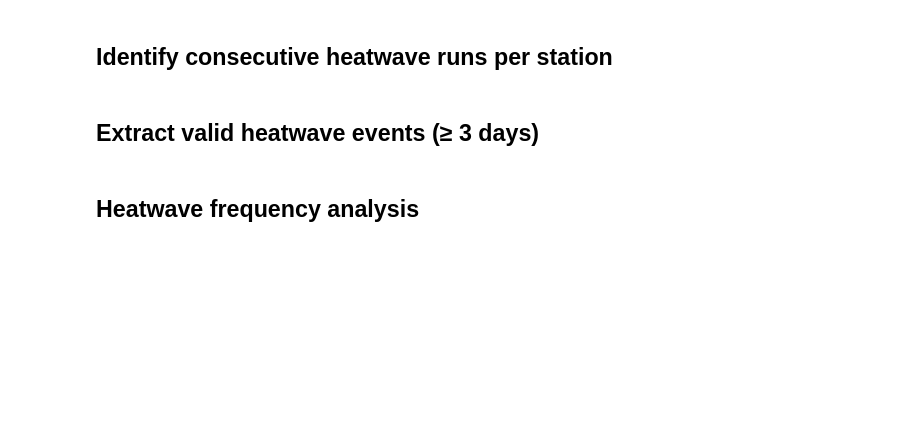
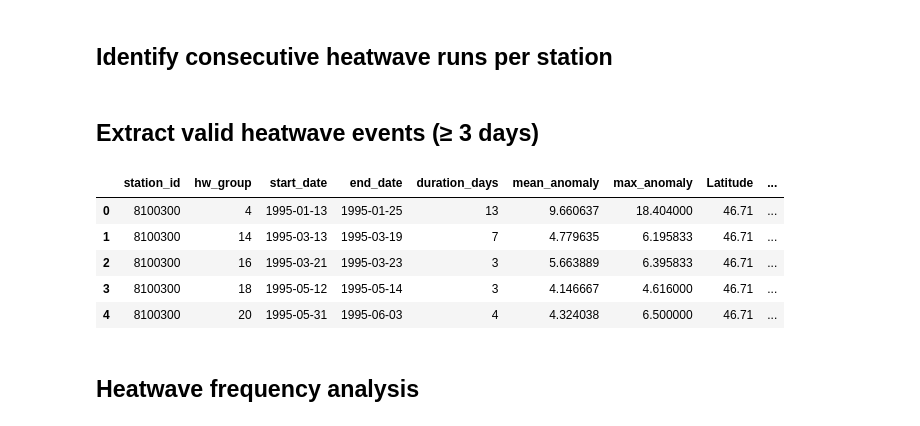
Before and after one commit to w0514508/NSCCProject-TeamCharlie, a Jupyter notebook: data/clean/Yashaswi/Temp Anamoly.ipynb, the cells around one changed output. Cells and saved outputs as stored; diff of their text form; code cells hidden in the pictures; blank space fills up the shorter version.

```diff
--- a/data/clean/Yashaswi/Temp Anamoly.ipynb
+++ b/data/clean/Yashaswi/Temp Anamoly.ipynb
@@ -351,10 +419,25 @@ heatwaves = (
     .reset_index()  # ✅ DO NOT drop index
 )
 heatwaves = heatwaves[heatwaves["duration_days"] >= 3]
+# %%
+heatwaves = heatwaves.drop(
+    columns=[c for c in heatwaves.columns
+             if c in ["Latitude", "Longitude", "Province", "CSDNAME"]],
+    errors="ignore"
+)
 # %%
+
 heatwaves = heatwaves.merge(
     df[["station_id", "Latitude", "Longitude", "Province", "CSDNAME"]]
       .drop_duplicates(),
     on="station_id",
     how="left"
 )
+heatwaves.head()
+# %% [output]
+|  | station_id | hw_group | start_date | end_date | duration_days | mean_anomaly | max_anomaly | Latitude | ... |
+| 0 | 8100300 | 4 | 1995-01-13 | 1995-01-25 | 13 | 9.660637 | 18.404000 | 46.71 | ... |
+| 1 | 8100300 | 14 | 1995-03-13 | 1995-03-19 | 7 | 4.779635 | 6.195833 | 46.71 | ... |
+| 2 | 8100300 | 16 | 1995-03-21 | 1995-03-23 | 3 | 5.663889 | 6.395833 | 46.71 | ... |
+| 3 | 8100300 | 18 | 1995-05-12 | 1995-05-14 | 3 | 4.146667 | 4.616000 | 46.71 | ... |
+| 4 | 8100300 | 20 | 1995-05-31 | 1995-06-03 | 4 | 4.324038 | 6.500000 | 46.71 | ... |
```
Also changed, not shown: parts of 9 cells of this notebook, 3 other files.
